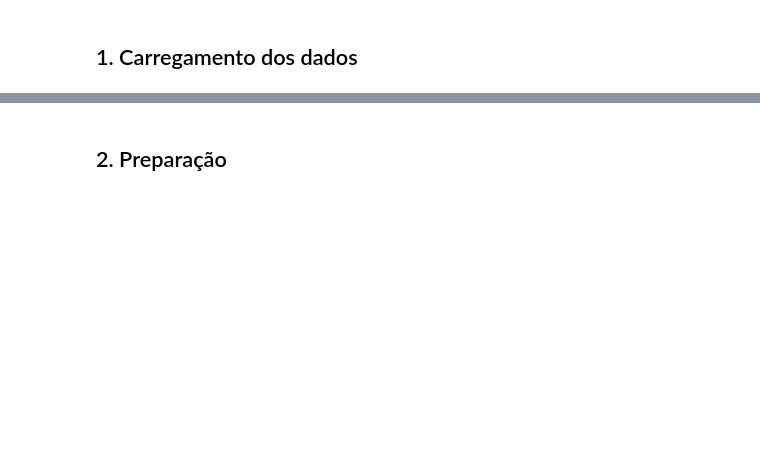
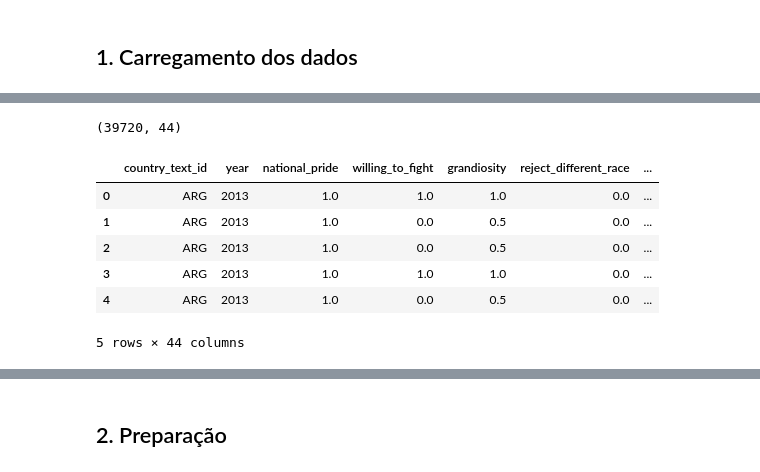
Before and after one commit to BaqueiroLucas/Doutorado_Populismo, a Jupyter notebook: notebooks/06_integracao_VDEM.ipynb, the cells around one changed output, grey strips where cells are left out. Saved outputs shown, nothing was run; the diff lists cells and outputs as text; code cells hidden in the pictures; blank space fills up the shorter version.

```diff
--- a/notebooks/06_integracao_VDEM.ipynb
+++ b/notebooks/06_integracao_VDEM.ipynb
@@ -40,0 +96,13 @@ FileNotFoundError: [WinError 2] O sistema não pode encontrar o arquivo especifi
+# %%
+# ============================================================
+# INSPEÇÃO DA BASE ORIGINAL DO WVS
+# ============================================================
+
+wvs_original = pd.read_parquet(processados / "wvs_tese.parquet")
+
+print("Dimensão:", wvs_original.shape)
+
+print("\nColunas disponíveis:\n")
+
+for c in wvs_original.columns:
+    print(c)
@@ -40,0 +127,29 @@ FileNotFoundError: [WinError 2] O sistema não pode encontrar o arquivo especifi
+# %%
+# ============================================================
+# RECUPERAÇÃO DAS CHAVES DE INTEGRAÇÃO
+# ============================================================
+
+# Recupera apenas as chaves da base original
+chaves = wvs_original[["COUNTRY_ALPHA", "S020"]].copy()
+
+# Anexa à base analítica
+wvs = pd.concat([chaves, wvs], axis=1)
+
+# Renomeia para facilitar os merges futuros
+wvs = wvs.rename(columns={
+    "COUNTRY_ALPHA": "country_text_id",
+    "S020": "year"
+})
+
+print(wvs.shape)
+
+wvs.head()
+# %% [output]
+(39720, 44)
+|  | country_text_id | year | national_pride | willing_to_fight | grandiosity | reject_different_race | ... |
+| 0 | ARG | 2013 | 1.0 | 1.0 | 1.0 | 0.0 | ... |
+| 1 | ARG | 2013 | 1.0 | 0.0 | 0.5 | 0.0 | ... |
+| 2 | ARG | 2013 | 1.0 | 0.0 | 0.5 | 0.0 | ... |
+| 3 | ARG | 2013 | 1.0 | 1.0 | 1.0 | 0.0 | ... |
+| 4 | ARG | 2013 | 1.0 | 0.0 | 0.5 | 0.0 | ... |
+5 rows × 44 columns
```
Also changed, not shown: parts of 17 cells of this notebook, 3 other files.
